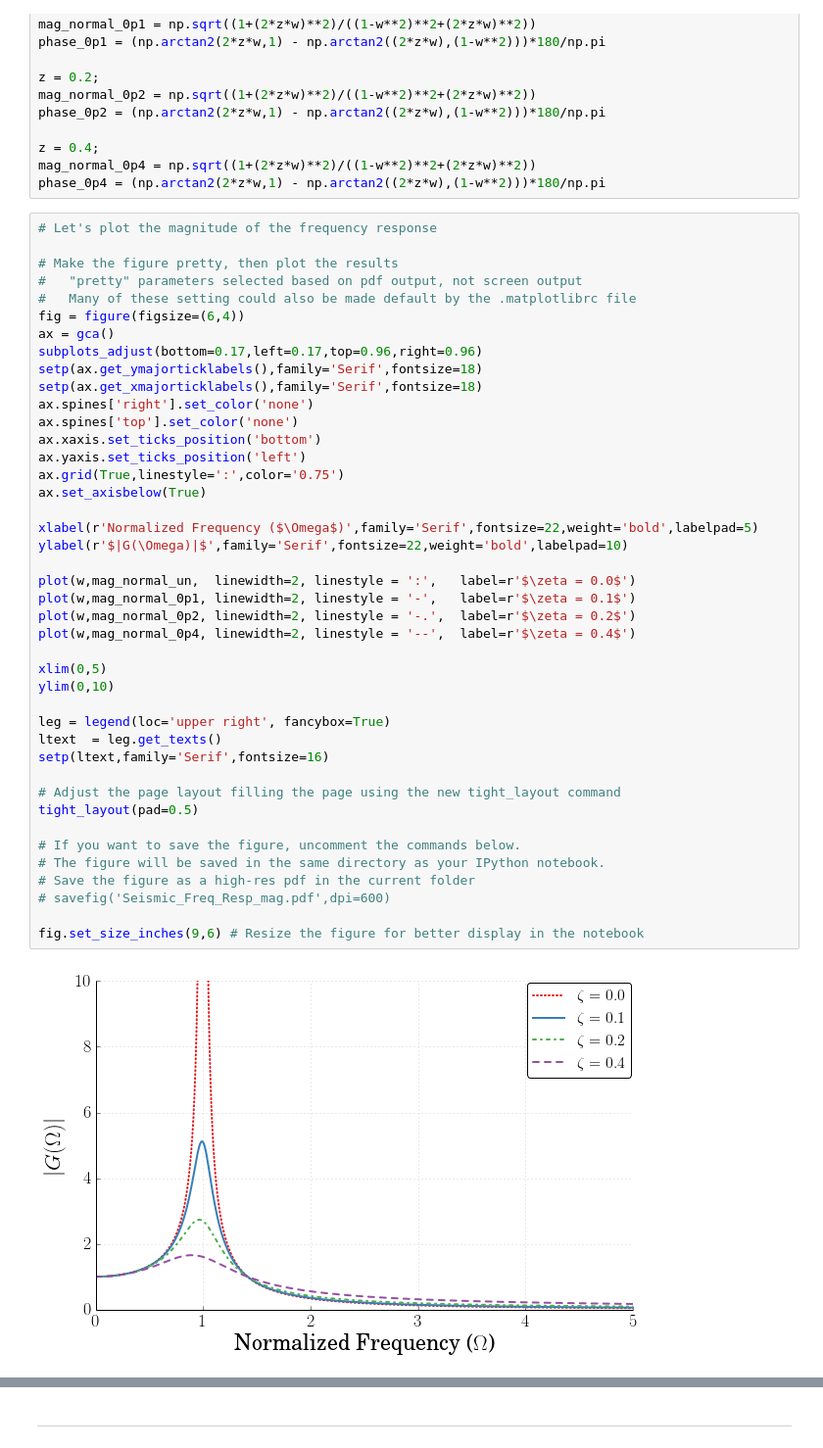
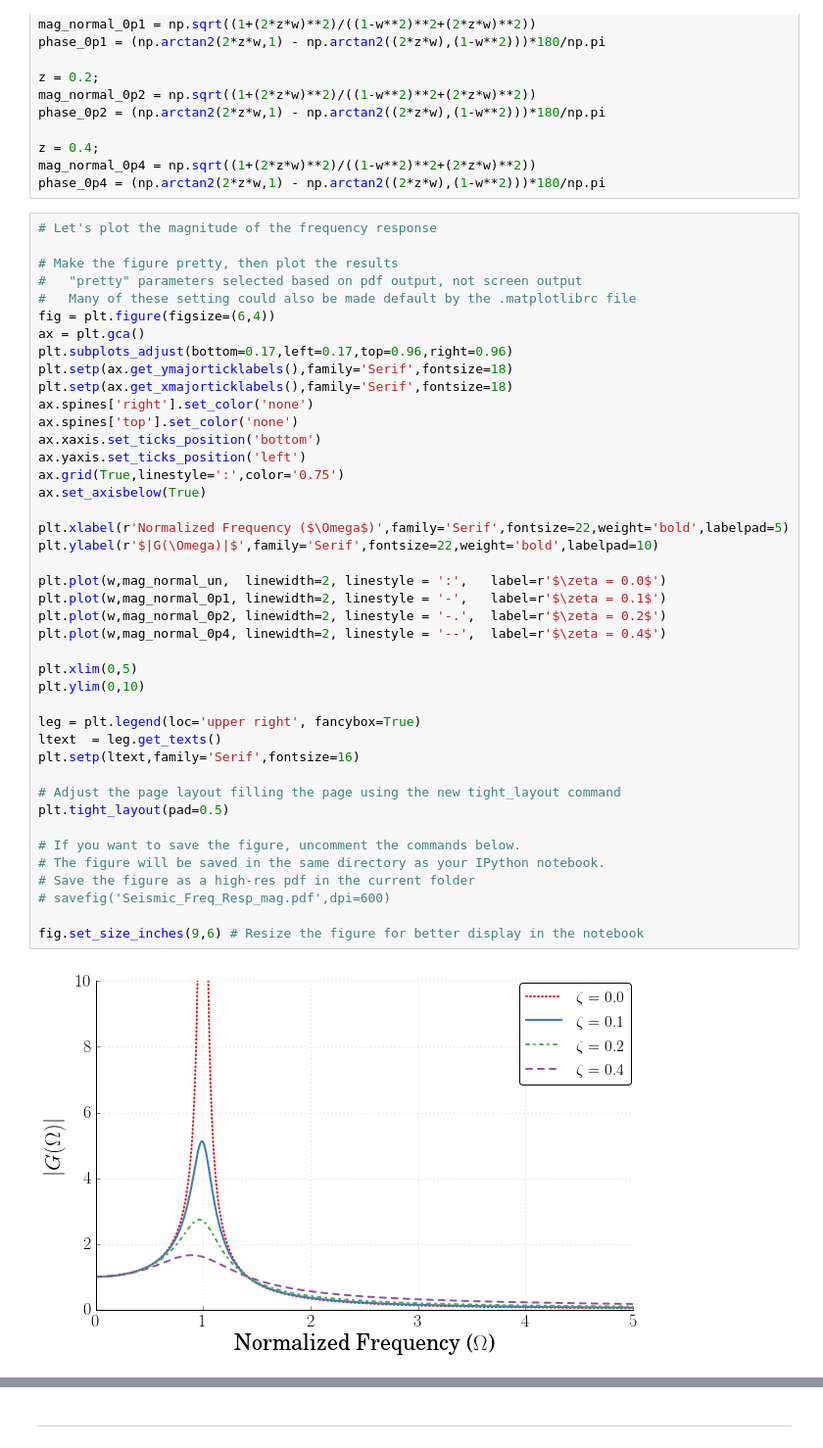
Before and after one commit to DocVaughan/MCHE485---Mechanical-Vibrations, a Jupyter notebook: Jupyter Notebooks/Frequency Response to Harmonic Seismic Inputs.ipynb, the cells around one changed output, grey strips where cells are left out. Shown at 98% size. Drawn from its saved outputs; the diff is of its cells as text.

```diff
--- a/Jupyter Notebooks/Frequency Response to Harmonic Seismic Inputs.ipynb
+++ b/Jupyter Notebooks/Frequency Response to Harmonic Seismic Inputs.ipynb
@@ -86,47 +77,47 @@ phase_0p4 = (np.arctan2(2*z*w,1) - np.arctan2((2*z*w),(1-w**2)))*180/np.pi
 # %%
 # Let's plot the magnitude of the frequency response
 
 # Make the figure pretty, then plot the results
 #   "pretty" parameters selected based on pdf output, not screen output
 #   Many of these setting could also be made default by the .matplotlibrc file
-fig = figure(figsize=(6,4))
-ax = gca()
-subplots_adjust(bottom=0.17,left=0.17,top=0.96,right=0.96)
-setp(ax.get_ymajorticklabels(),family='Serif',fontsize=18)
-setp(ax.get_xmajorticklabels(),family='Serif',fontsize=18)
+fig = plt.figure(figsize=(6,4))
+ax = plt.gca()
+plt.subplots_adjust(bottom=0.17,left=0.17,top=0.96,right=0.96)
+plt.setp(ax.get_ymajorticklabels(),family='Serif',fontsize=18)
+plt.setp(ax.get_xmajorticklabels(),family='Serif',fontsize=18)
 ax.spines['right'].set_color('none')
 ax.spines['top'].set_color('none')
 ax.xaxis.set_ticks_position('bottom')
 ax.yaxis.set_ticks_position('left')
 ax.grid(True,linestyle=':',color='0.75')
 ax.set_axisbelow(True)
 
-xlabel(r'Normalized Frequency ($\Omega$)',family='Serif',fontsize=22,weight='bold',labelpad=5)
-ylabel(r'$|G(\Omega)|$',family='Serif',fontsize=22,weight='bold',labelpad=10)
+plt.xlabel(r'Normalized Frequency ($\Omega$)',family='Serif',fontsize=22,weight='bold',labelpad=5)
+plt.ylabel(r'$|G(\Omega)|$',family='Serif',fontsize=22,weight='bold',labelpad=10)
 
-plot(w,mag_normal_un,  linewidth=2, linestyle = ':',   label=r'$\zeta = 0.0$')
-plot(w,mag_normal_0p1, linewidth=2, linestyle = '-',   label=r'$\zeta = 0.1$')
-plot(w,mag_normal_0p2, linewidth=2, linestyle = '-.',  label=r'$\zeta = 0.2$')
-plot(w,mag_normal_0p4, linewidth=2, linestyle = '--',  label=r'$\zeta = 0.4$')
+plt.plot(w,mag_normal_un,  linewidth=2, linestyle = ':',   label=r'$\zeta = 0.0$')
+plt.plot(w,mag_normal_0p1, linewidth=2, linestyle = '-',   label=r'$\zeta = 0.1$')
+plt.plot(w,mag_normal_0p2, linewidth=2, linestyle = '-.',  label=r'$\zeta = 0.2$')
+plt.plot(w,mag_normal_0p4, linewidth=2, linestyle = '--',  label=r'$\zeta = 0.4$')
 
-xlim(0,5)
-ylim(0,10)
+plt.xlim(0,5)
+plt.ylim(0,10)
 
-leg = legend(loc='upper right', fancybox=True)
+leg = plt.legend(loc='upper right', fancybox=True)
 ltext  = leg.get_texts()
-setp(ltext,family='Serif',fontsize=16)
+plt.setp(ltext,family='Serif',fontsize=16)
 
 # Adjust the page layout filling the page using the new tight_layout command
-tight_layout(pad=0.5)
+plt.tight_layout(pad=0.5)
 
 # If you want to save the figure, uncomment the commands below.
 # The figure will be saved in the same directory as your IPython notebook.
 # Save the figure as a high-res pdf in the current folder
 # savefig('Seismic_Freq_Resp_mag.pdf',dpi=600)
 
 fig.set_size_inches(9,6) # Resize the figure for better display in the notebook
 # %% [output]
-[figure, old version]
+[figure, new version]
 # %%
 # Now, let's plot the Phase Frequency Response
 
```
Also changed, not shown: parts of 6 cells of this notebook, 3 other files.
